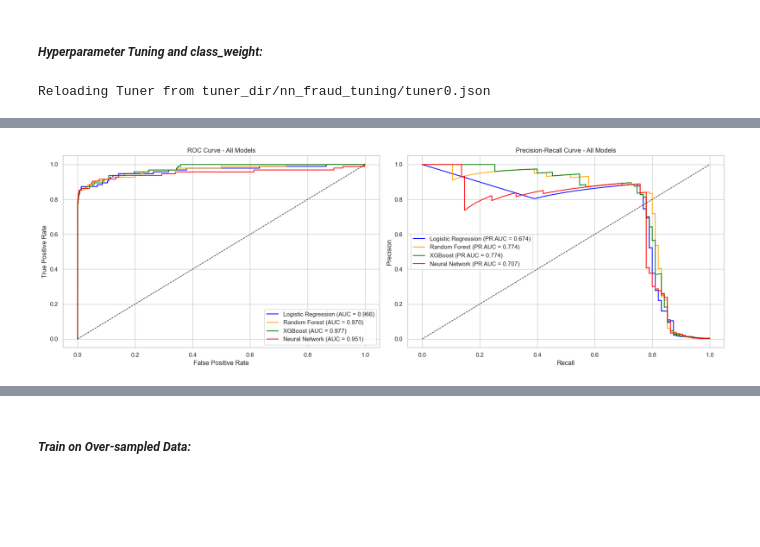
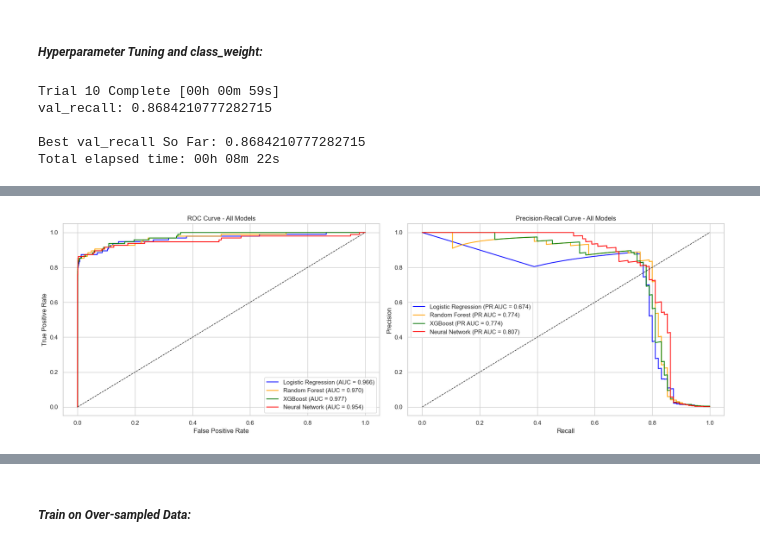
Before and after one commit to bassel-zdn/DS_CapstoneProjects, a Jupyter notebook: Project_3/Fraud Detection_Student_V5.ipynb, the cells around one changed output, grey strips where cells are left out. Drawn from its saved outputs; the diff is of its cells as text; code cells hidden in the pictures; blank space fills up the shorter version.

```diff
--- a/Project_3/Fraud Detection_Student_V5.ipynb
+++ b/Project_3/Fraud Detection_Student_V5.ipynb
@@ -1269,18 +1285,28 @@ best_xgb = xgb_grid.best_estimator_
 # ---------------------------
 # 4. NN Tuning
 # ---------------------------
+### first split train and validation data
+nn_X_tr, nn_X_val, nn_y_tr, nn_y_val = train_test_split(
+    X_train, y_train, test_size=0.2, stratify=y_train, random_state=42
+)
+
+# scale data for NN
+nn_tuned_scaler = RobustScaler()
+nn_X_tr_scaled   = nn_tuned_scaler.fit_transform(nn_X_tr)
+nn_X_val_scaled  = nn_tuned_scaler.transform(nn_X_val)
+
 # class_weights = class_weight.compute_class_weight(
 #     class_weight='balanced',
 #     classes=np.unique(y_train),
 #     y=y_train
 # )
 # class_weights_dict = {i: weight for i, weight in enumerate(class_weights)}
-
+# we write it manually so the model doesn't overreact of the data is very imbalaned
 class_weights_dict = {0: 1.0, 1: 5.0}
 
 def build_nn_model(hp):
     model = keras.Sequential()
-    model.add(layers.Input(shape=(X_train_scaled.shape[1],)))
+    model.add(layers.Input(shape=(nn_X_tr_scaled.shape[1],)))
 
     for i in range(hp.Int("layers", 1, 3)):
         model.add(layers.Dense(units=hp.Int(f"units_{i}", 32, 128, step=32), activation='relu'))
@@ -1303,23 +1329,29 @@ tuner = kt.RandomSearch(
     project_name='nn_fraud_tuning'
 )
 
-tuner.search(X_train_scaled, y_train, validation_split=0.2, epochs=20, class_weight=class_weights_dict)
+tuner.search(nn_X_tr_scaled, nn_y_tr, validation_data=(nn_X_val_scaled, nn_y_val), epochs=20, class_weight=class_weights_dict)
 best_nn = tuner.get_best_models(1)[0]
 # %% [output]
-Reloading Tuner from tuner_dir/nn_fraud_tuning/tuner0.json
+Trial 10 Complete [00h 00m 59s]
+val_recall: 0.8684210777282715
+
+Best val_recall So Far: 0.8684210777282715
+Total elapsed time: 00h 08m 22s
 # %%
+nn_tuned_X_test_scaled = nn_tuned_scaler.transform(X_test)
+
 # Get predicted probabilities
-y_pred_lr = best_lr.predict_proba(X_test_scaled)[:, 1]
-y_pred_rf = best_rf.predict_proba(X_test)[:, 1]
-y_pred_xgb = best_xgb.predict_proba(X_test)[:, 1]
-y_pred_nn = best_nn.predict(X_test_scaled).ravel()
+y_prob_lr = best_lr.predict_proba(X_test)[:, 1]
+y_prob_rf = best_rf.predict_proba(X_test)[:, 1]
+y_prob_xgb = best_xgb.predict_proba(X_test)[:, 1]
+y_prob_nn = best_nn.predict(nn_tuned_X_test_scaled).ravel()
 
 # Compute ROC and PR data
 models_preds = {
-    'Logistic Regression': y_pred_lr,
-    'Random Forest': y_pred_rf,
-    'XGBoost': y_pred_xgb,
-    'Neural Network': y_pred_nn
+    'Logistic Regression': y_prob_lr,
+    'Random Forest': y_prob_rf,
+    'XGBoost': y_prob_xgb,
+    'Neural Network': y_prob_nn
 }
 
 # Set up plot
@@ -1363,3 +1395,3 @@ plt.show()
-[figure, old version]
+[figure, new version]
 # %%
 # Generate predictions for each model using the 0.5 threshold
```
Also changed, not shown: parts of 35 cells of this notebook.
